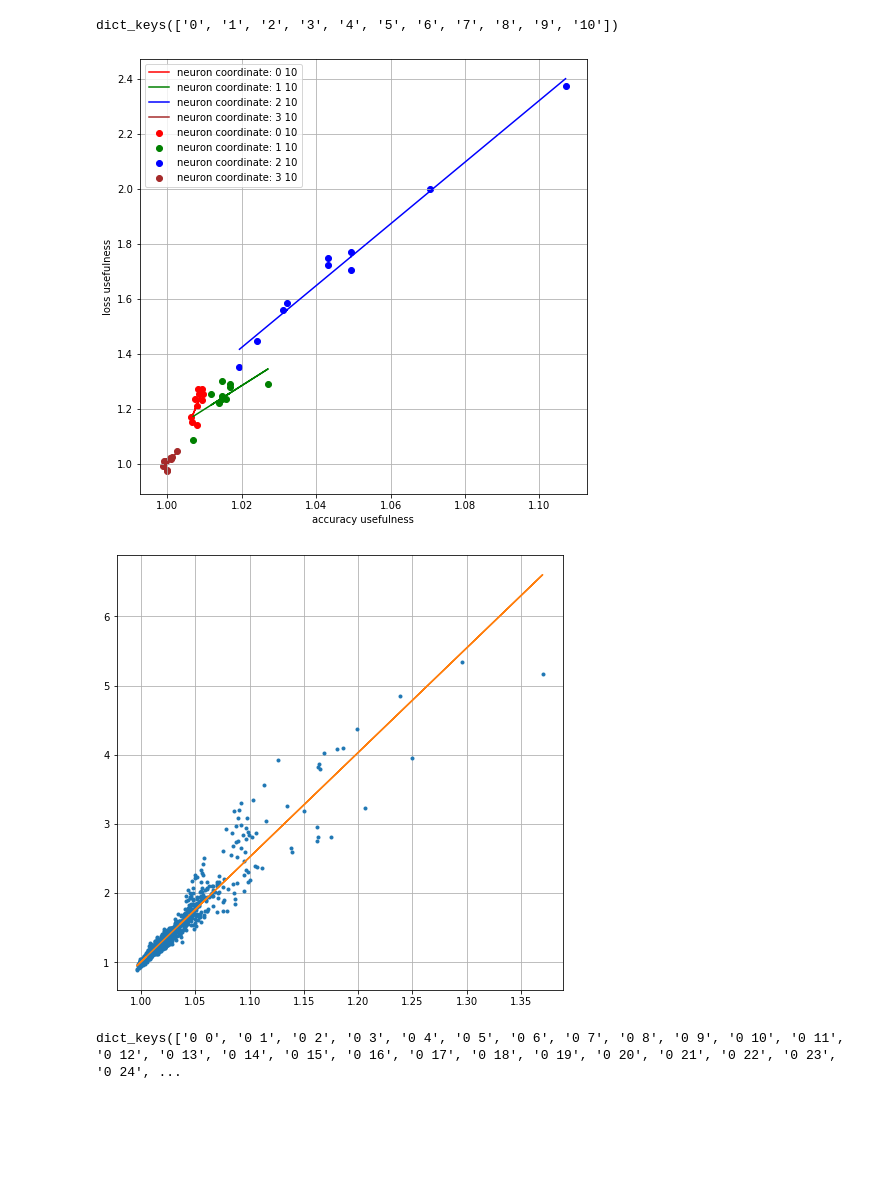
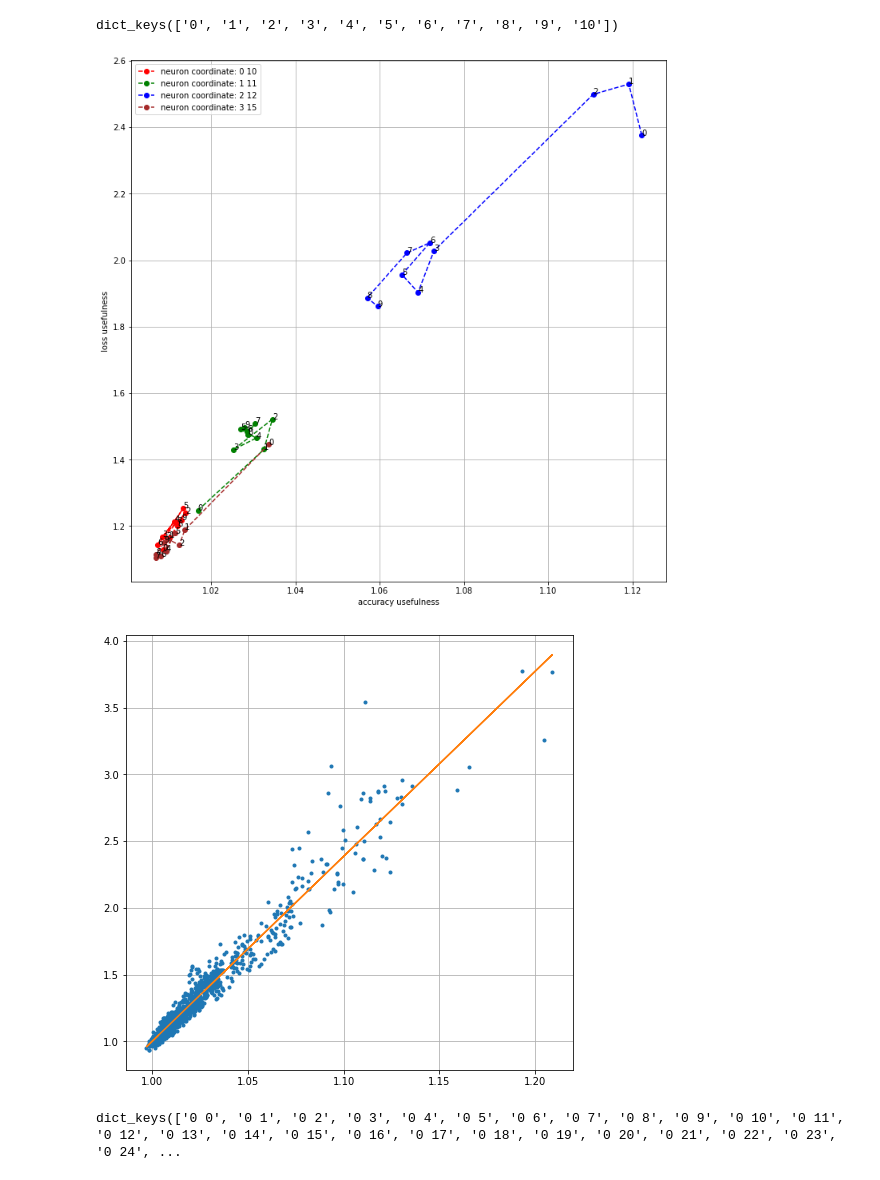
Before and after one commit to zsoltzombori/resistant-neurons, a Jupyter notebook: visualization/usefulness.ipynb, the cells around one changed output. Drawn from its saved outputs; the diff is of its cells as text; code cells hidden in the pictures; blank space fills up the shorter version.

```diff
--- a/visualization/usefulness.ipynb
+++ b/visualization/usefulness.ipynb
@@ -6,7 +6,7 @@ import os
 # %%
 neuron_data = {}
 
-with open('../neuron_logs/train_data/output_20190924-121008.json', 'r') as f:
+with open('../neuron_logs/train_data/output_20190924-005133.json', 'r') as f:
     neuron_data = json.load(f)
 # %%
 neuron_data.keys()
@@ -17,23 +17,26 @@ dict_keys(['0', '1', '2', '3', '4', '5', '6', '7', '8', '9', '10'])
 acc_usefulness_per_epoch = [neuron_data[e]['0 20']['usefulness_acc'] for e in neuron_data]
 loss_usefulness_per_epoch = [neuron_data[e]['0 20']['usefulness_loss'] for e in neuron_data]
 # %%
-plt.figure(figsize=(8, 8))
+fig = plt.figure(figsize=(12, 12))
+ax = fig.add_subplot(111)
 
-for i, neuron in enumerate(['0 10', '1 10', '2 10', '3 10']):
+for i, neuron in enumerate(['0 10', '1 11', '2 12', '3 15']):
     colors = ['red', 'green', 'blue', 'brown']
     acc_usefulness_per_epoch = [neuron_data[e][neuron]['usefulness_acc'] for e in neuron_data if e != '0']
     loss_usefulness_per_epoch = [neuron_data[e][neuron]['usefulness_loss'] for e in neuron_data if e != '0']
-    plt.scatter(acc_usefulness_per_epoch, loss_usefulness_per_epoch, color = colors[i], label = f"neuron coordinate: {neuron}")
+    plt.plot(acc_usefulness_per_epoch, loss_usefulness_per_epoch, 'go--', color = colors[i], label = f"neuron coordinate: {neuron}")
+    for i, x, y in zip(list(range(10)), acc_usefulness_per_epoch, loss_usefulness_per_epoch):                                       # <--
+        ax.annotate(f"{i}", xy=(x, y), textcoords='data')
     z = np.polyfit(acc_usefulness_per_epoch, loss_usefulness_per_epoch, 1)
     p = np.poly1d(z)
-    plt.plot(acc_usefulness_per_epoch,p(acc_usefulness_per_epoch), color = colors[i], label = f"neuron coordinate: {neuron}")
+    #plt.plot(acc_usefulness_per_epoch,p(acc_usefulness_per_epoch), color = colors[i], label = f"neuron coordinate: {neuron}")
 
 plt.xlabel('accuracy usefulness')
 plt.ylabel('loss usefulness')
 plt.legend()
 plt.grid()
 # %% [output]
-[figure, old version]
+[figure, new version]
 # %%
 global_acc = [neuron_data[e][neuron]['usefulness_acc'] for neuron in neuron_data['0'] for e in neuron_data  if e != '0' and ' ' in neuron]
 global_loss = [neuron_data[e][neuron]['usefulness_loss'] for neuron in neuron_data['0'] for e in neuron_data  if e != '0' and ' ' in neuron]
@@ -46,7 +49,7 @@ p = np.poly1d(z)
 plt.plot(global_acc,p(global_acc))
 plt.grid()
 # %% [output]
-[figure, old version]
+[figure, new version]
 # %%
 neuron_data['1'].keys()
 # %% [output]
```
Also changed, not shown: 2 other files.
